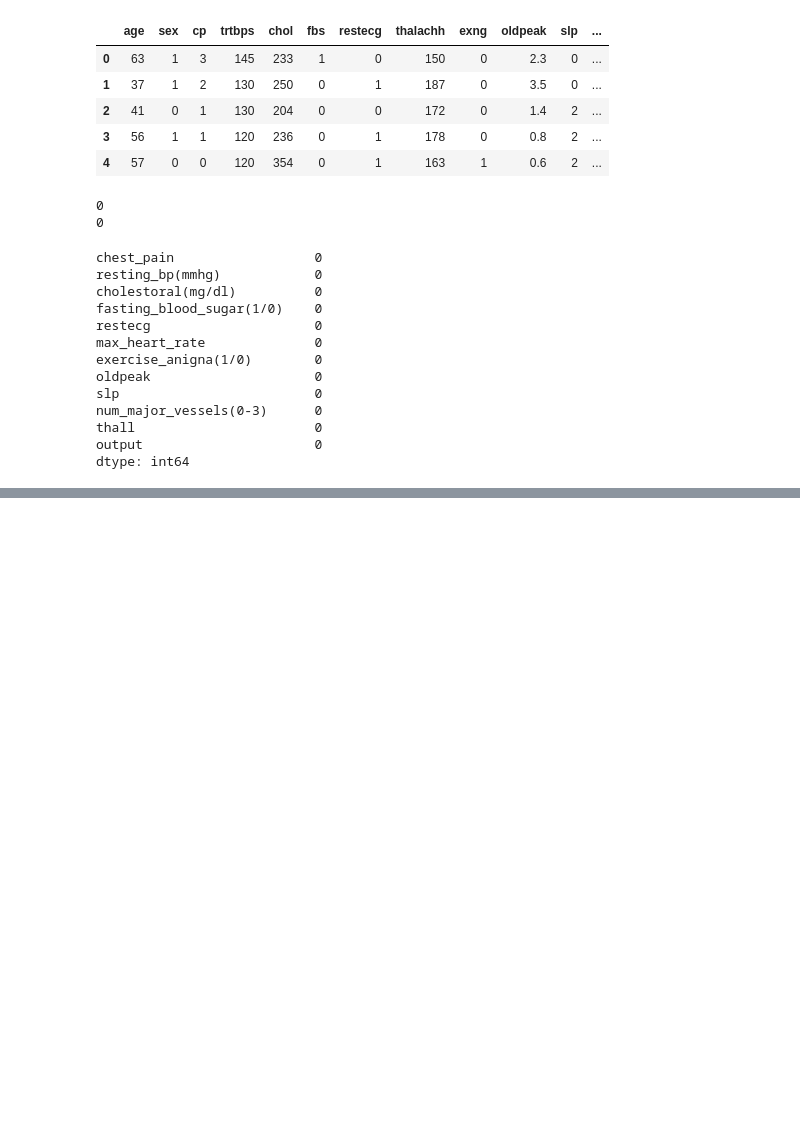
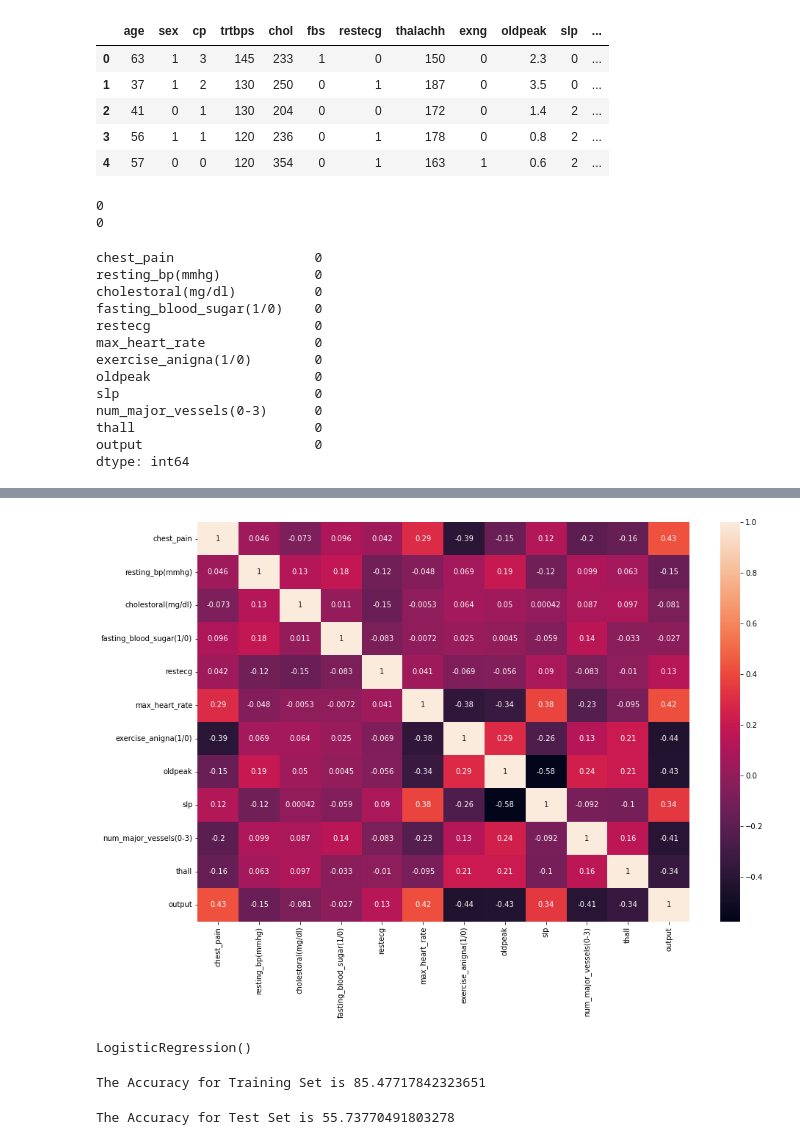
Before and after one commit to uic-cs418/cs418-spring22-quiz-gods, a Jupyter notebook: MLmodel.ipynb, the cells around one changed output, grey strips where cells are left out. Saved outputs shown, nothing was run; the diff lists cells and outputs as text; code cells hidden in the pictures; blank space fills up the shorter version.

Commit message:
ML trained, final.ipynb started

```diff
--- a/MLmodel.ipynb
+++ b/MLmodel.ipynb
@@ -133,0 +136,8 @@ draw_histograms(heartML,heartML.columns,8,4)
+# %%
+# heatmap
+plt.figure(figsize = (15,10))
+sns.heatmap(heartML.corr(), annot = True)
+plt.savefig('heatmap.png')
+plt.show()
+# %% [output]
+[figure, added]
@@ -133,0 +157,17 @@ draw_histograms(heartML,heartML.columns,8,4)
+# %%
+# Training the model
+model.fit(X_train_scaled, y_train)
+# %% [output]
+LogisticRegression()
+# %%
+# Evaluating the training set
+train_acc = model.score(X_train_scaled, y_train)
+print("The Accuracy for Training Set is {}".format(train_acc*100))
+# %% [output]
+The Accuracy for Training Set is 85.47717842323651
+# %%
+# Evaluating on test set
+test_acc = accuracy_score(y_test, y_pred)
+print("The Accuracy for Test Set is {}".format(test_acc*100))
+# %% [output]
+The Accuracy for Test Set is 55.73770491803278
```
Also changed, not shown: parts of 8 cells of this notebook, 3 other files.
